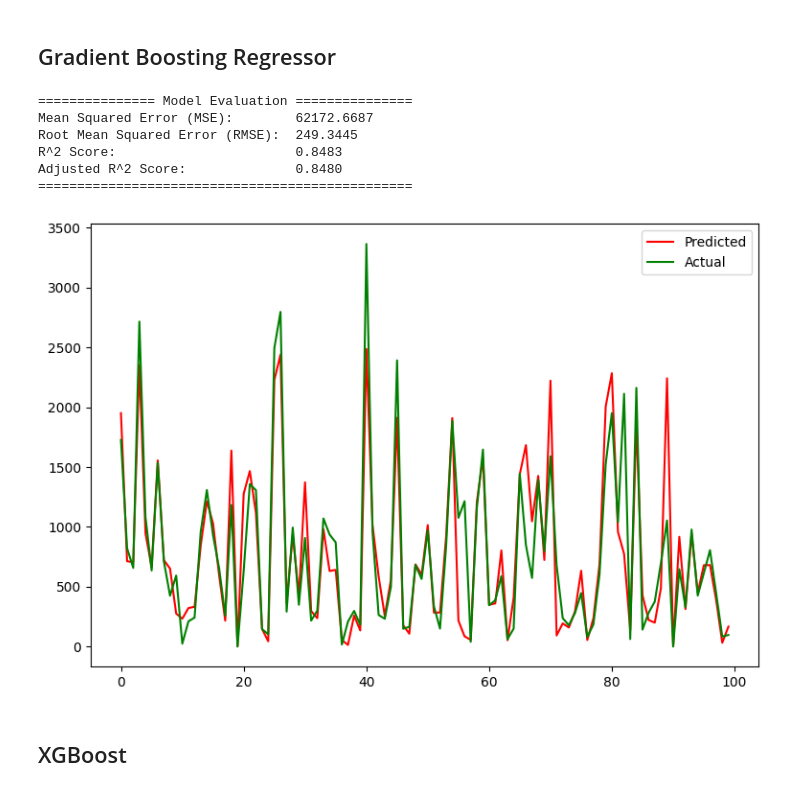
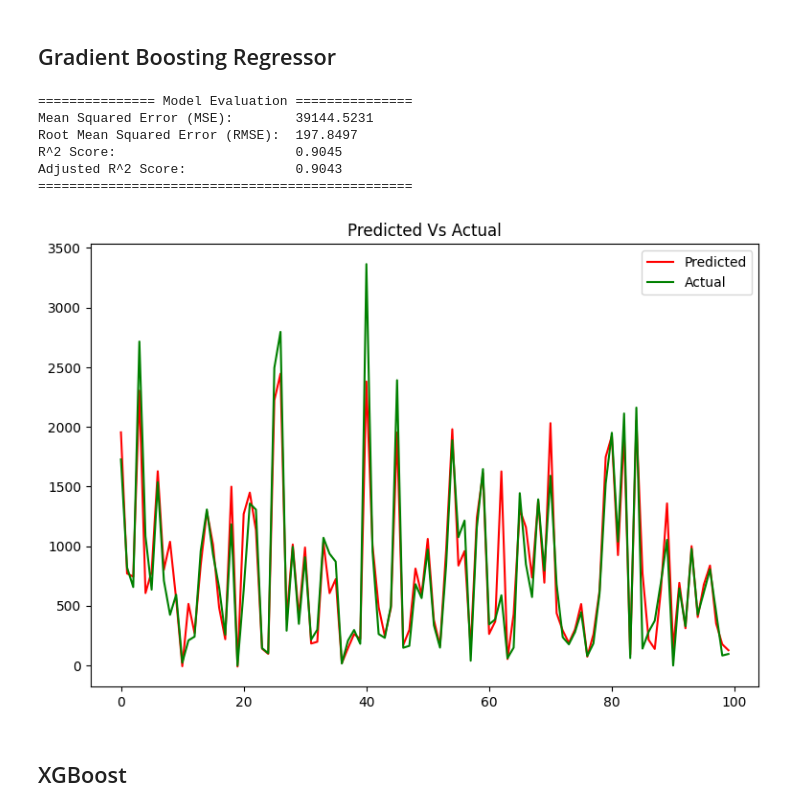
Before and after one commit to gautampatil01/Bike-Sharing-Demand-Prediction-ML-Regression, a Jupyter notebook: Bike_Sharing_Demand_Prediction_G.ipynb, the cells around one changed output. Saved outputs shown, nothing was run; the diff lists cells and outputs as text; code cells hidden in the pictures.

```diff
--- a/Bike_Sharing_Demand_Prediction_G.ipynb
+++ b/Bike_Sharing_Demand_Prediction_G.ipynb
@@ -169,7 +188,7 @@ bike['Month'] = bike['Date'].apply(lambda x: x.month)
 bike['day_of_weeks'] = bike['Date'].dt.day_name()
 
 # Create a new 'holiday_days' column to identify weekends as holidays (1) and weekdays as non-holidays (0)
-bike['holiday_days'] = bike['day_of_weeks'].apply(lambda x: 1 if x == 'Saturday' or x == 'Sunday' else 0)
+bike['Weekdays_weekends'] = bike['day_of_weeks'].apply(lambda x: 1 if x == 'Saturday' or x == 'Sunday' else 0)
 
 # Drop 'Date' and 'day_of_weeks' columns from the DataFrame
 bike = bike.drop(columns=['Date', 'day_of_weeks'], axis=1)
@@ -632,15 +696,16 @@ def reg_models(model, x_train, x_test, y_train, y_test):
     print("================================================")
 
     # Storing the Metrics in List
-    mean_sq_err_list.append(MSE)
-    Rmse_list.append(RMSE)
-    r2_list.append(r2)
-    adj_r2_list.append(adjusted_r2)
+    mean_sq_err_list.append("{:.3f}".format(MSE))
+    Rmse_list.append("{:.3f}".format(RMSE))
+    r2_list.append("{:.3f}".format(r2))
+    adj_r2_list.append("{:.3f}".format(adjusted_r2))
 
     # Plot the predicted and actual values (first 100 data points)
     plt.figure(figsize=(9, 6))
     plt.plot(y_test_pred[:100], label='Predicted', color = 'red')
     plt.plot(np.array(y_test[:100]), label='Actual', color = 'green')
+    plt.title('Predicted Vs Actual')
     plt.legend(['Predicted', 'Actual'])
     plt.show()
 # %% [markdown]
@@ -691,18 +756,18 @@ Adjusted R^2 Score:              0.8896
 ## Gradient Boosting Regressor
 # %%
 gradient_boosting_reg = GradientBoostingRegressor()
-parameters = {'n_estimators' : [100,70,150,20], 'max_depth' : [15,40,70,100]}
+parameters = {'n_estimators' : [10,30,50,70,90,100,150], 'max_depth' : [100,7,75,20,40]}
 gb_cv = GridSearchCV(gradient_boosting_reg, parameters)
 
 reg_models(gb_cv, x_train, x_test, y_train, y_test)
 # %% [output]
 =============== Model Evaluation ===============
-Mean Squared Error (MSE):        62172.6687
-Root Mean Squared Error (RMSE):  249.3445
-R^2 Score:                       0.8483
-Adjusted R^2 Score:              0.8480
+Mean Squared Error (MSE):        39144.5231
+Root Mean Squared Error (RMSE):  197.8497
+R^2 Score:                       0.9045
+Adjusted R^2 Score:              0.9043
 ================================================
-[figure, old version]
+[figure, new version]
 # %% [markdown]
 ## XGBoost
 # %%
```
Also changed, not shown: parts of 38 cells of this notebook.
